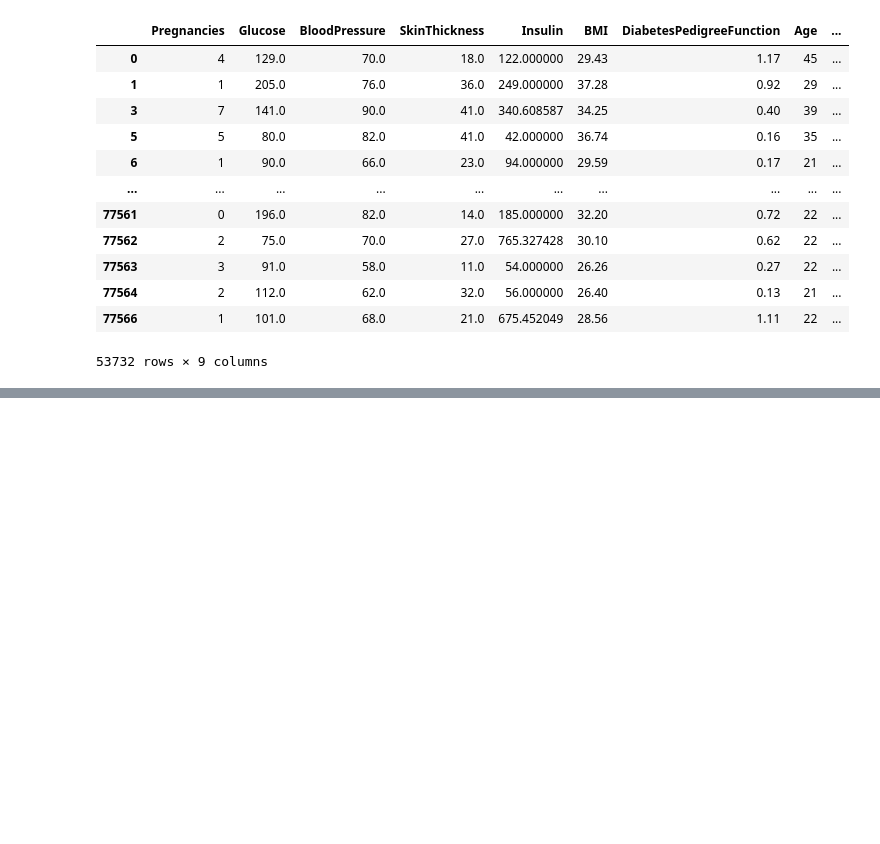
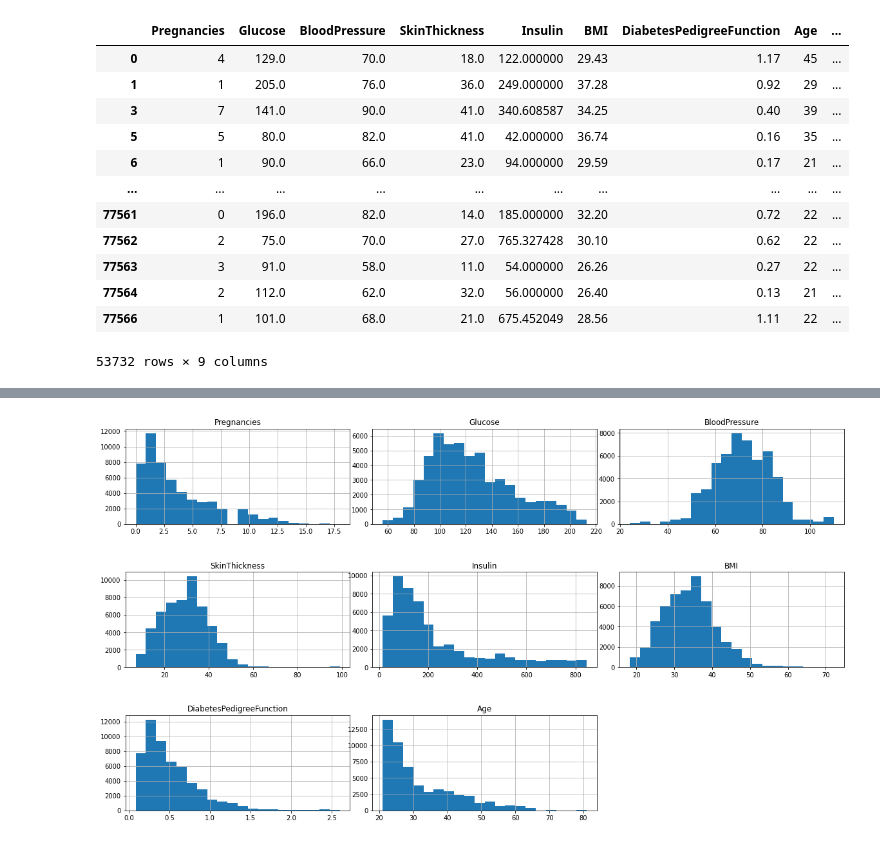
Before and after one commit to Lounes-Kheris98/diabete.predict, a Jupyter notebook: Diabetes_predict.ipynb, the cells around one changed output, grey strips where cells are left out. Cells and saved outputs as stored; diff of their text form; code cells hidden in the pictures; blank space fills up the shorter version.

```diff
--- a/Diabetes_predict.ipynb
+++ b/Diabetes_predict.ipynb
@@ -201,0 +212,16 @@ data_new
+# %%
+# Histogram of each feature
+import itertools
+
+col = data_new.columns[:8]
+plt.subplots(figsize = (20, 15))
+length = len(col)
+
+for i, j in itertools.zip_longest(col, range(length)):
+    plt.subplot((length/2), 3, j + 1)
+    plt.subplots_adjust(wspace = 0.1,hspace = 0.5)
+    data_new[i].hist(bins = 20)
+    plt.title(i)
+plt.show()
+# %% [output]
+[figure, added]
```
Also changed, not shown: parts of 8 cells of this notebook.
